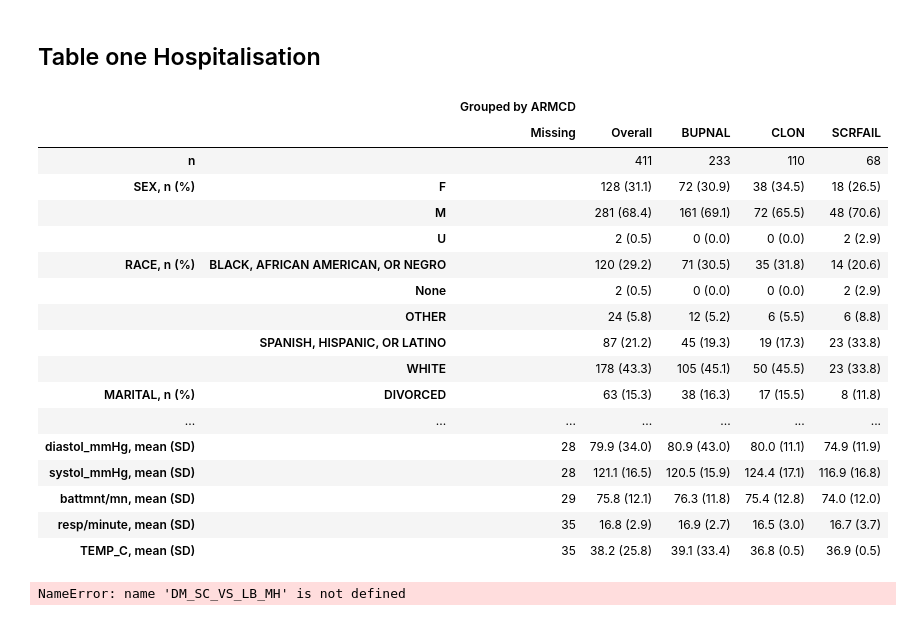
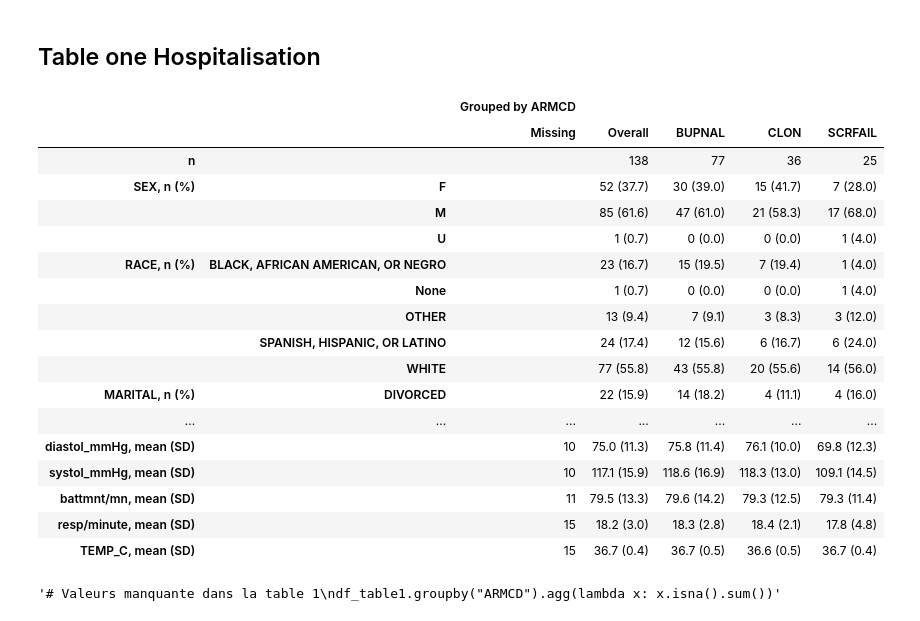
Before and after one commit to AbdoMir/Projet-Data-Challenge-1, a Jupyter notebook: Table1/table1.ipynb, the cells around one changed output. Cells and saved outputs as stored; diff of their text form; code cells hidden in the pictures.

Commit message:
2 Table One Hosp et Ambul avec camparaison

```diff
--- a/Table1/table1.ipynb
+++ b/Table1/table1.ipynb
@@ -957,38 +957,38 @@ df_0002_ambul = df_table1[df_table1["STUDYID"] == "NIDA-CTN-0002"].copy()
 # %%
 
 
 # Création du Tableau 1 complet
 table = TableOne(
-    df_table1,
+    df_0001_hospi,
     columns=categorical+continuous,
     categorical=categorical,
     continuous=continuous,
     groupby='ARMCD',
     #display_all=True   # ← FORCE l'affichage même avec beaucoup de NA
 )
 
 table
 # %% [output]
 |  |  | Grouped by ARMCD |  |  |  |  |
 |  |  | Missing | Overall | BUPNAL | CLON | SCRFAIL |
-| n |  |  | 411 | 233 | 110 | 68 |
-| SEX, n (%) | F |  | 128 (31.1) | 72 (30.9) | 38 (34.5) | 18 (26.5) |
-|  | M |  | 281 (68.4) | 161 (69.1) | 72 (65.5) | 48 (70.6) |
-|  | U |  | 2 (0.5) | 0 (0.0) | 0 (0.0) | 2 (2.9) |
-| RACE, n (%) | BLACK, AFRICAN AMERICAN, OR NEGRO |  | 120 (29.2) | 71 (30.5) | 35 (31.8) | 14 (20.6) |
-|  | None |  | 2 (0.5) | 0 (0.0) | 0 (0.0) | 2 (2.9) |
-|  | OTHER |  | 24 (5.8) | 12 (5.2) | 6 (5.5) | 6 (8.8) |
-|  | SPANISH, HISPANIC, OR LATINO |  | 87 (21.2) | 45 (19.3) | 19 (17.3) | 23 (33.8) |
-|  | WHITE |  | 178 (43.3) | 105 (45.1) | 50 (45.5) | 23 (33.8) |
-| MARITAL, n (%) | DIVORCED |  | 63 (15.3) | 38 (16.3) | 17 (15.5) | 8 (11.8) |
+| n |  |  | 138 | 77 | 36 | 25 |
+| SEX, n (%) | F |  | 52 (37.7) | 30 (39.0) | 15 (41.7) | 7 (28.0) |
+|  | M |  | 85 (61.6) | 47 (61.0) | 21 (58.3) | 17 (68.0) |
+|  | U |  | 1 (0.7) | 0 (0.0) | 0 (0.0) | 1 (4.0) |
+| RACE, n (%) | BLACK, AFRICAN AMERICAN, OR NEGRO |  | 23 (16.7) | 15 (19.5) | 7 (19.4) | 1 (4.0) |
+|  | None |  | 1 (0.7) | 0 (0.0) | 0 (0.0) | 1 (4.0) |
+|  | OTHER |  | 13 (9.4) | 7 (9.1) | 3 (8.3) | 3 (12.0) |
+|  | SPANISH, HISPANIC, OR LATINO |  | 24 (17.4) | 12 (15.6) | 6 (16.7) | 6 (24.0) |
+|  | WHITE |  | 77 (55.8) | 43 (55.8) | 20 (55.6) | 14 (56.0) |
+| MARITAL, n (%) | DIVORCED |  | 22 (15.9) | 14 (18.2) | 4 (11.1) | 4 (16.0) |
 | ... | ... | ... | ... | ... | ... | ... |
-| diastol_mmHg, mean (SD) |  | 28 | 79.9 (34.0) | 80.9 (43.0) | 80.0 (11.1) | 74.9 (11.9) |
-| systol_mmHg, mean (SD) |  | 28 | 121.1 (16.5) | 120.5 (15.9) | 124.4 (17.1) | 116.9 (16.8) |
-| battmnt/mn, mean (SD) |  | 29 | 75.8 (12.1) | 76.3 (11.8) | 75.4 (12.8) | 74.0 (12.0) |
-| resp/minute, mean (SD) |  | 35 | 16.8 (2.9) | 16.9 (2.7) | 16.5 (3.0) | 16.7 (3.7) |
-| TEMP_C, mean (SD) |  | 35 | 38.2 (25.8) | 39.1 (33.4) | 36.8 (0.5) | 36.9 (0.5) |
+| diastol_mmHg, mean (SD) |  | 10 | 75.0 (11.3) | 75.8 (11.4) | 76.1 (10.0) | 69.8 (12.3) |
+| systol_mmHg, mean (SD) |  | 10 | 117.1 (15.9) | 118.6 (16.9) | 118.3 (13.0) | 109.1 (14.5) |
+| battmnt/mn, mean (SD) |  | 11 | 79.5 (13.3) | 79.6 (14.2) | 79.3 (12.5) | 79.3 (11.4) |
+| resp/minute, mean (SD) |  | 15 | 18.2 (3.0) | 18.3 (2.8) | 18.4 (2.1) | 17.8 (4.8) |
+| TEMP_C, mean (SD) |  | 15 | 36.7 (0.4) | 36.7 (0.5) | 36.6 (0.5) | 36.7 (0.4) |
 # %%
-# Valeurs manquante dans la table 1
-DM_SC_VS_LB_MH.groupby("ARMCD").agg(lambda x: x.isna().sum())
+'''# Valeurs manquante dans la table 1
+df_table1.groupby("ARMCD").agg(lambda x: x.isna().sum())'''
 # %% [output]
-NameError: name 'DM_SC_VS_LB_MH' is not defined
+'# Valeurs manquante dans la table 1\ndf_table1.groupby("ARMCD").agg(lambda x: x.isna().sum())'
```
Also changed, not shown: parts of 28 cells of this notebook.
